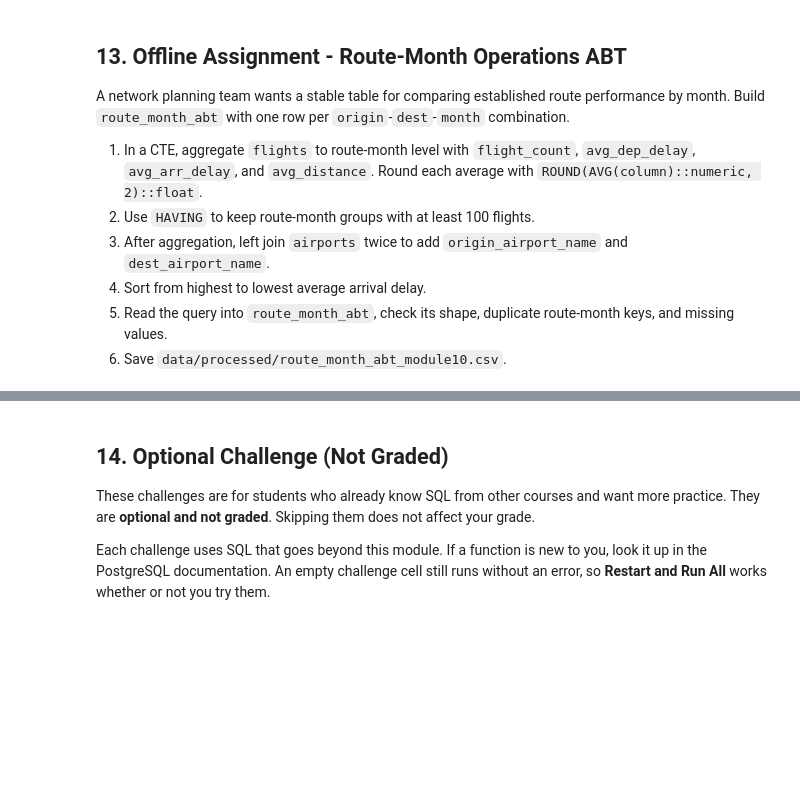
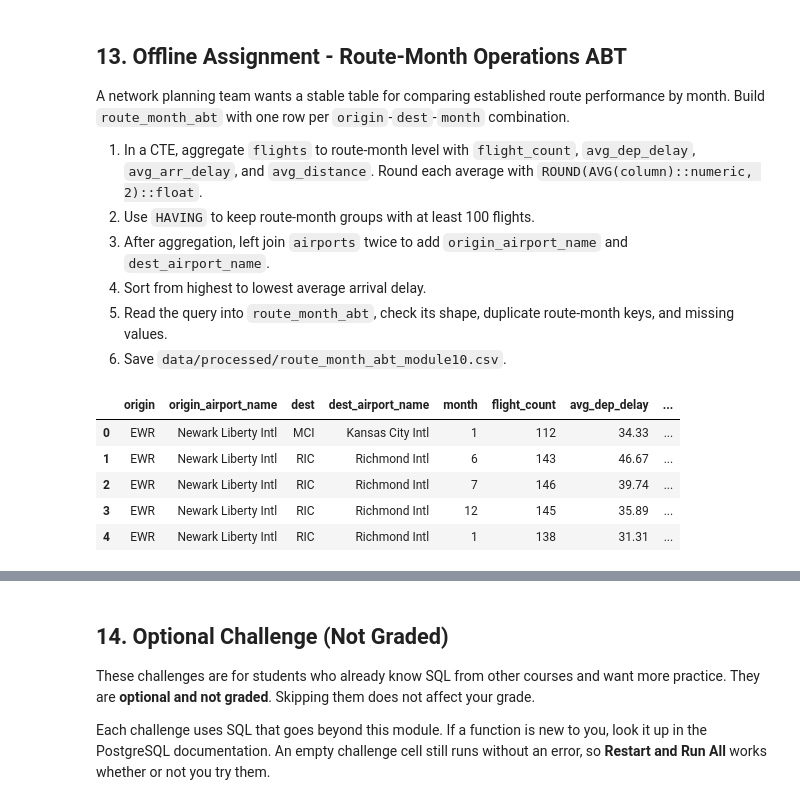
Before and after one commit to emri07/BAN6003_weeks_9-10_Emri_Rodriguez, a Jupyter notebook: notebooks/module10_sql_joins_abt_guided_lab.ipynb, the cells around one changed output, grey strips where cells are left out. Cells and saved outputs as stored; diff of their text form; code cells hidden in the pictures; blank space fills up the shorter version.

```diff
--- a/notebooks/module10_sql_joins_abt_guided_lab.ipynb
+++ b/notebooks/module10_sql_joins_abt_guided_lab.ipynb
@@ -732,18 +1005,53 @@ A network planning team wants a stable table for comparing established route per
 # %%
 # Offline Assignment - write and run your SQL query here.
 # Suggested SQL structure:
 # 1. WITH route_month AS (... GROUP BY origin, dest, month ...)
 # 2. Apply HAVING COUNT(*) >= 100 inside the CTE.
 # 3. SELECT the CTE columns and two airport-name aliases.
 # 4. LEFT JOIN airports AS origin_ap on origin = faa.
 # 5. LEFT JOIN airports AS dest_ap on dest = faa.
 # 6. ORDER BY avg_arr_delay DESC.
 query = '''
-
+with route_month as (
+    select
+        f.origin,
+        f.dest,
+        f.month,
+        count(*) as flight_count,
+        round(avg(f.dep_delay)::numeric, 2)::float as avg_dep_delay,
+        round(avg(f.arr_delay)::numeric, 2)::float as avg_arr_delay,
+        round(avg(f.distance)::numeric, 2)::float as avg_distance
+    from flights as f
+    group by f.origin, f.dest, f.month
+    having count(*) >= 100
+)
+select
+    r.origin,
+    origin_ap.name as origin_airport_name,
+    r.dest,
+    dest_ap.name as dest_airport_name,
+    r.month,
+    r.flight_count,
+    r.avg_dep_delay,
+    r.avg_arr_delay,
+    r.avg_distance
+from route_month as r
+left join airports as origin_ap
+    on r.origin = origin_ap.faa
+left join airports as dest_ap
+    on r.dest = dest_ap.faa
+order by r.avg_arr_delay desc;
 '''
 
 route_month_abt = run_query(query, engine)
 route_month_abt.head()
+# %% [output]
+|  | origin | origin_airport_name | dest | dest_airport_name | month | flight_count | avg_dep_delay | ... |
+| 0 | EWR | Newark Liberty Intl | MCI | Kansas City Intl | 1 | 112 | 34.33 | ... |
+| 1 | EWR | Newark Liberty Intl | RIC | Richmond Intl | 6 | 143 | 46.67 | ... |
+| 2 | EWR | Newark Liberty Intl | RIC | Richmond Intl | 7 | 146 | 39.74 | ... |
+| 3 | EWR | Newark Liberty Intl | RIC | Richmond Intl | 12 | 145 | 35.89 | ... |
+| 4 | EWR | Newark Liberty Intl | RIC | Richmond Intl | 1 | 138 | 31.31 | ... |
 # %%
 if route_month_abt.empty:
     print("Complete the offline ABT query before validating and exporting.")
```
Also changed, not shown: parts of 30 cells of this notebook, 2 other files.
